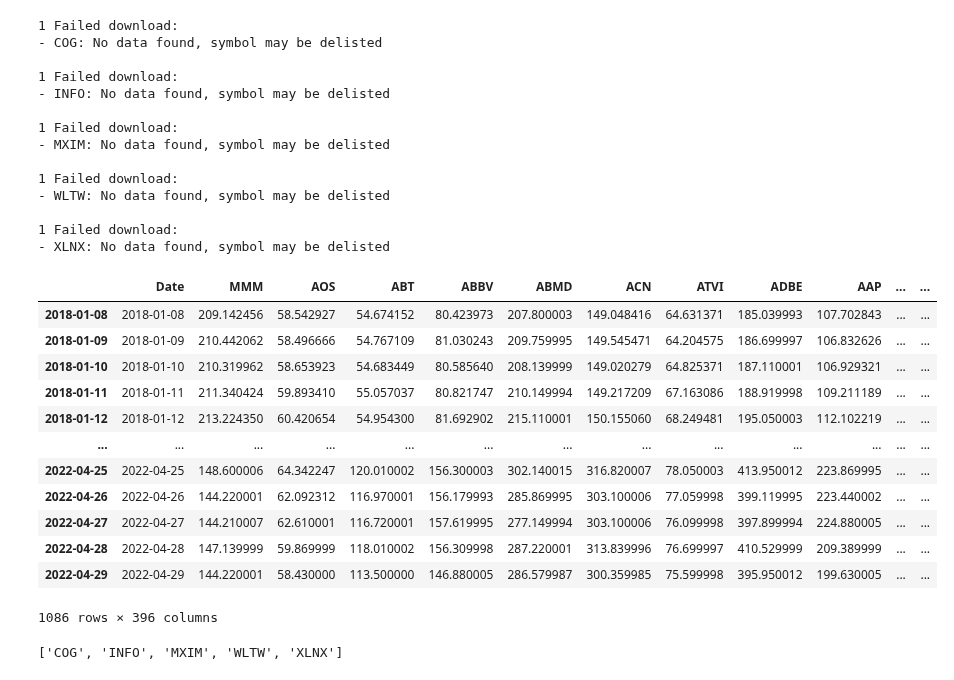
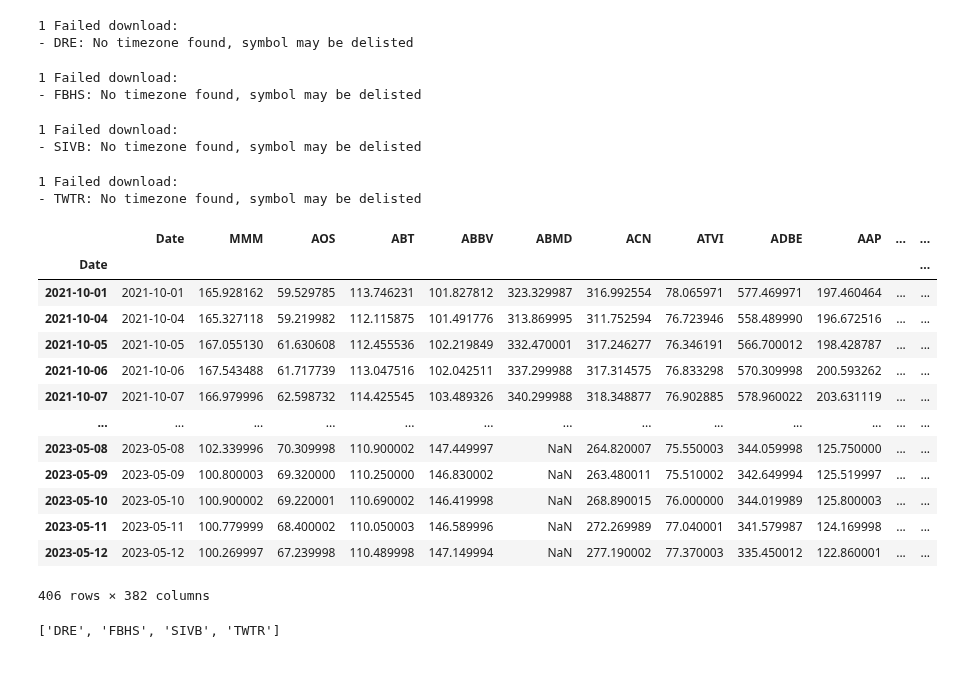
Before and after one commit to xanasa14/Finances, a Jupyter notebook: DownloadingDataYahooFinance.ipynb, the cells around one changed output. Cells and saved outputs as stored; diff of their text form; code cells hidden in the pictures.

```diff
--- a/DownloadingDataYahooFinance.ipynb
+++ b/DownloadingDataYahooFinance.ipynb
@@ -27,95 +28,93 @@ import yfinance as yf
 from yahoofinancials import YahooFinancials
 # %%
 #companies = ['TSLA',"AMZN",'WMT','GOOG',"WEN","TGT",'T','TMUS', 'VZ','CTSH',"ACN"]
-startDate = "2018-01-06"
-#startDate = "2017-01-01"
+startDate = "2021-10-01"
 #endDate = "2021-12-27"
 companies = [
 'MMM', 'AOS', 'ABT', 'ABBV', 'ABMD', 'ACN', 'ATVI', 'ADBE', 'AAP', 'AMD', 'AES', 'AFL', 'A', 'APD', 'AKAM', 'ALK', 'ALB',
 
 'ARE', 'ALGN', 'ALLE', 'LNT', 'ALL',  'GOOGL', 'MO', 'AMZN', 'AMCR', 'AEE', 'AAL', 'AEP', 'AXP', 'AIG', 'AMT', 'AWK', 'AMP', 'AME',
-'AMGN', 'APH', 'ADI', 'ANSS', 'ANTM', 'AON','APA', 'AAPL', 'AMAT', 'APTV', 'ADM', 'ANET', 'AJG', 'AIZ', 'ATO', 'ADSK', 'ADP', 'AZO', 'AVB',
+'AMGN', 'APH', 'ADI', 'ANSS', 'AON','APA', 'AAPL', 'AMAT', 'APTV', 'ADM', 'ANET', 'AJG', 'AIZ', 'ATO', 'ADSK', 'ADP', 'AZO', 'AVB',
  'AVY',
-'BKR', 'BLL', 'BAC', 'BAX', 'BDX', 'BBY', 'BIO', 'BIIB','BLK', 'BA', 'BKNG', 'BWA', 'BXP', 'BSX', 'BMY', 'AVGO', 'BR', 'CHRW', 'COG', 'CDNS',
-'CPB', 'COF', 'CAH', 'KMX', 'CCL', 'CAT', 'CBOE', 'CBRE', 'CDW', 'CE', 'CNC', 'CNP', 'LUMN','CERN','CF','SCHW', 'CHTR', 'CVX', 'CMG', 'CB',
-'CHD', 'CI', 'CINF', 'CTAS', 'CSCO', 'C', 'CFG', 'CTXS', 'CME', 'CMS', 'KO', 'CTSH','CL', 'CMCSA', 'CMA', 'CAG', 'COP', 'ED', 'STZ', 'CPRT',
-'GLW', 'COST', 'COTY', 'CCI', 'CSX', 'CMI', 'CVS', 'DHI', 'DHR', 'DRI', 'DVA', 'DE', 'DAL', 'XRAY', 'DVN','DXCM','FANG','DLR', 'DFS', 'DISCA',
+'BKR', 'BAC', 'BAX', 'BDX', 'BBY', 'BIO', 'BIIB','BLK', 'BA', 'BKNG', 'BWA', 'BXP', 'BSX', 'BMY', 'AVGO', 'BR', 'CHRW', 'CDNS',
+'CPB', 'COF', 'CAH', 'KMX', 'CCL', 'CAT', 'CBOE', 'CBRE', 'CDW', 'CE', 'CNC', 'CNP', 'LUMN','CF','SCHW', 'CHTR', 'CVX', 'CMG', 'CB',
+'CHD', 'CI', 'CINF', 'CTAS', 'CSCO', 'C', 'CFG', 'CME', 'CMS', 'KO', 'CTSH','CL', 'CMCSA', 'CMA', 'CAG', 'COP', 'ED', 'STZ', 'CPRT',
+'GLW', 'COST', 'COTY', 'CCI', 'CSX', 'CMI', 'CVS', 'DHI', 'DHR', 'DRI', 'DVA', 'DE', 'DAL', 'XRAY', 'DVN','DXCM','FANG','DLR', 'DFS',
 'T','DISH', 'DG', 'DLTR', 'D', 'DPZ', 'DOV','DTE', 'DUK', 'DRE', 'DD', 'DXC', 'EMN', 'ETN', 'EBAY','ECL','EIX','EW','EA','EMR', 'ETR', 'EOG',
-'EFX', 'FFIV', 'FB', 'FAST', 'FRT', 'FDX', 'FIS', 'FITB', 'FRC', 'FE', 'FISV', 'FLT', 'FLS', 'FMC', 'F', 'FTNT', 'FTV', 'FBHS', 'BEN',
+'EFX', 'FFIV', 'FAST', 'FRT', 'FDX', 'FIS', 'FITB', 'FRC', 'FE', 'FISV', 'FLT', 'FLS', 'FMC', 'F', 'FTNT', 'FTV', 'FBHS', 'BEN',
 'FCX', 'GPS', 'GRMN','IT', 'GD', 'GE', 'GIS', 'GM', 'GPC', 'GILD', 'GPN', 'GL', 'GS', 'GWW', 'H', 'HAL', 'HBI', 'HIG', 'HAS', 'HCA', 'PEAK',
-'HSIC', 'HES', 'HPE', 'HLT', 'HFC', 'HOLX', 'HD', 'HRL', 'HST', 'HWM', 'HPQ', 'HUM', 'HBAN', 'HII', 'IEX', 'IDXX', 'INFO', 'ITW', 'ILMN', 'INCY',
+'HSIC', 'HES', 'HPE', 'HLT', 'HOLX', 'HD', 'HRL', 'HST', 'HWM', 'HPQ', 'HUM', 'HBAN', 'HII', 'IEX', 'IDXX', 'ITW', 'ILMN', 'INCY',
 'TT', 'INTC', 'IP', 'IPG', 'INT', 'ISRG', 'IVZ', 'IPGP', 'IQV', 'IRM', 'JBHT', 'JKHY', 'J', 'SJM', 'JCI', 'JPM', 'JNPR','K','KEY','LW','LVS',
-'LEG', 'LDOS', 'LEN', 'LLY', 'LNC', 'LIN', 'LYV', 'LKQ', 'LMT', 'L', 'LOW', 'LYB', 'M', 'MRO', 'MPC','MKTX','MAR','MMC','MLM', 'MAS', 'MA',
-'MXIM', 'MKC', 'MCD', 'MCK', 'MDT', 'MRK', 'MET', 'MGM', 'MCHP', 'M', 'MSFT', 'MAA', 'NOC', 'NLOK', 'NCLH', 'NRG', 'NUE', 'NVDA', 'NVR', 'ORLY',
-'OXY','ODFL','OMC','OKE','ORCL', 'PCAR', 'PKG', 'PH', 'PAYX', 'PAYC', 'PYPL', 'PNR', 'PBCT', 'PEP', 'PKI','PRGO','PFE','PM','PSX','PNW','PXD',
+'LEG', 'LDOS', 'LEN', 'LLY', 'LNC', 'LIN', 'LYV', 'LKQ', 'LMT', 'L', 'LOW', 'LYB', 'M', 'MRO', 'MPC','MKTX','MAR','MMC','MLM', 'MAS', 'MA', 'MKC',
+'MCD', 'MCK', 'MDT', 'MRK', 'MET', 'MGM', 'MCHP', 'M', 'MSFT', 'MAA', 'NOC', 'NCLH',
+'NRG', 'NUE', 'NVDA', 'NVR', 'ORLY',
+'OXY','ODFL','OMC','OKE','ORCL', 'PCAR', 'PKG', 'PH', 'PAYX', 'PAYC', 'PYPL', 'PNR', 'PEP', 'PKI','PRGO','PFE','PM','PSX','PNW','PXD',
 'PNC','PPG','PPL','PFG','PG','PGR','PLD','PEG','PSA','PHM','PVH','QRVO','QCOM','PWR', 'DGX', 'RL', 'RJF', 'SLG', 'SNA', 'SO','LUV','SWK','SBUX',
 'STT','STE','SYK','SIVB','SYF','SNPS','SYY','TMUS','TROW','TTWO', 'TPR', 'TGT', 'TEL', 'FTI','TDY','TFX','TXN','TXT','TDG','TFC','TWTR','TYL',
 'TSN', 'USB', 'UDR', 'UL', 'UNP', 'UAL', 'UNH', 'UPS', 'URI', 'UHS', 'UNM', 'VLO', 'VTR', 'VRSN','VRSK','VZ','VRTX','VFC','V','VNO',
-'VMC', 'WRB', 'WAB', 'WBA', 'WMT', 'WM', 'WAT', 'WEC', 'WFC', 'WELL', 'WST', 'WDC', 'W', 'WY', 'WHR', 'WMB', 'WLTW', 'WYNN', 'XEL', 'TSLA', 'AAPL',
-'XRX', 'XLNX', 'XYL', 'YUM', 'ZBRA', 'ZBH', 'ZION', 'ZTS','NFLX'
+'VMC', 'WRB', 'WAB', 'WBA', 'WMT', 'WM', 'WAT', 'WEC', 'WFC', 'WELL', 'WST', 'WDC', 'W', 'WY', 'WHR', 'WMB', 'WYNN', 'XEL', 'TSLA', 'AAPL',
+'XRX', 'XYL', 'YUM', 'ZBRA', 'ZBH', 'ZION', 'ZTS','NFLX'
 
 ]
 
 finalData=pd.DataFrame()
 for company in companies:
   df = yf.download(company,
                       start=startDate,
                       #end=endDate,
                       progress=False)
   df = df.drop(columns=['Open', 'High','Low', 'Volume',"Close"])
   df = df.rename(columns={'Adj Close': company})
   tmp = df[str(company)]
 
   finalData = finalData.append(tmp, ignore_index=True)
 finalData
 finalData = finalData.T # or df2.transpose()
 for i in range(len(companies)):
   finalData = finalData.rename(columns={i: companies[i]})
 
 
 
 
 finalData['Date'] = finalData.index
 col_name="Date"
 first_col = finalData.pop(col_name)
 finalData.insert(0, col_name, first_col)
 finalData.to_csv('/content/drive/MyDrive/YahooData/YahooFinanceData.csv', index = False, header=True)
 finalData
 # %% [output]
 1 Failed download:
-- COG: No data found, symbol may be delisted
-
-1 Failed download:
-- INFO: No data found, symbol may be delisted
-
-1 Failed download:
-- MXIM: No data found, symbol may be delisted
-
-1 Failed download:
-- WLTW: No data found, symbol may be delisted
-
-1 Failed download:
-- XLNX: No data found, symbol may be delisted
+- DRE: No timezone found, symbol may be delisted
+1 Failed download:
+- FBHS: No timezone found, symbol may be delisted
+1 Failed download:
+- SIVB: No timezone found, symbol may be delisted
+1 Failed download:
+- TWTR: No timezone found, symbol may be delisted
 |  | Date | MMM | AOS | ABT | ABBV | ABMD | ACN | ATVI | ADBE | AAP | ... | ... |
-| 2018-01-08 | 2018-01-08 | 209.142456 | 58.542927 | 54.674152 | 80.423973 | 207.800003 | 149.048416 | 64.631371 | 185.039993 | 107.702843 | ... | ... |
-| 2018-01-09 | 2018-01-09 | 210.442062 | 58.496666 | 54.767109 | 81.030243 | 209.759995 | 149.545471 | 64.204575 | 186.699997 | 106.832626 | ... | ... |
-| 2018-01-10 | 2018-01-10 | 210.319962 | 58.653923 | 54.683449 | 80.585640 | 208.139999 | 149.020279 | 64.825371 | 187.110001 | 106.929321 | ... | ... |
-| 2018-01-11 | 2018-01-11 | 211.340424 | 59.893410 | 55.057037 | 80.821747 | 210.149994 | 149.217209 | 67.163086 | 188.919998 | 109.211189 | ... | ... |
-| 2018-01-12 | 2018-01-12 | 213.224350 | 60.420654 | 54.954300 | 81.692902 | 215.110001 | 150.155060 | 68.249481 | 195.050003 | 112.102219 | ... | ... |
+| Date |  |  |  |  |  |  |  |  |  |  |  | ... |
+| 2021-10-01 | 2021-10-01 | 165.928162 | 59.529785 | 113.746231 | 101.827812 | 323.329987 | 316.992554 | 78.065971 | 577.469971 | 197.460464 | ... | ... |
+| 2021-10-04 | 2021-10-04 | 165.327118 | 59.219982 | 112.115875 | 101.491776 | 313.869995 | 311.752594 | 76.723946 | 558.489990 | 196.672516 | ... | ... |
+| 2021-10-05 | 2021-10-05 | 167.055130 | 61.630608 | 112.455536 | 102.219849 | 332.470001 | 317.246277 | 76.346191 | 566.700012 | 198.428787 | ... | ... |
+| 2021-10-06 | 2021-10-06 | 167.543488 | 61.717739 | 113.047516 | 102.042511 | 337.299988 | 317.314575 | 76.833298 | 570.309998 | 200.593262 | ... | ... |
+| 2021-10-07 | 2021-10-07 | 166.979996 | 62.598732 | 114.425545 | 103.489326 | 340.299988 | 318.348877 | 76.902885 | 578.960022 | 203.631119 | ... | ... |
 | ... | ... | ... | ... | ... | ... | ... | ... | ... | ... | ... | ... | ... |
-| 2022-04-25 | 2022-04-25 | 148.600006 | 64.342247 | 120.010002 | 156.300003 | 302.140015 | 316.820007 | 78.050003 | 413.950012 | 223.869995 | ... | ... |
-| 2022-04-26 | 2022-04-26 | 144.220001 | 62.092312 | 116.970001 | 156.179993 | 285.869995 | 303.100006 | 77.059998 | 399.119995 | 223.440002 | ... | ... |
-| 2022-04-27 | 2022-04-27 | 144.210007 | 62.610001 | 116.720001 | 157.619995 | 277.149994 | 303.100006 | 76.099998 | 397.899994 | 224.880005 | ... | ... |
-| 2022-04-28 | 2022-04-28 | 147.139999 | 59.869999 | 118.010002 | 156.309998 | 287.220001 | 313.839996 | 76.699997 | 410.529999 | 209.389999 | ... | ... |
-| 2022-04-29 | 2022-04-29 | 144.220001 | 58.430000 | 113.500000 | 146.880005 | 286.579987 | 300.359985 | 75.599998 | 395.950012 | 199.630005 | ... | ... |
+| 2023-05-08 | 2023-05-08 | 102.339996 | 70.309998 | 110.900002 | 147.449997 | NaN | 264.820007 | 75.550003 | 344.059998 | 125.750000 | ... | ... |
+| 2023-05-09 | 2023-05-09 | 100.800003 | 69.320000 | 110.250000 | 146.830002 | NaN | 263.480011 | 75.510002 | 342.649994 | 125.519997 | ... | ... |
+| 2023-05-10 | 2023-05-10 | 100.900002 | 69.220001 | 110.690002 | 146.419998 | NaN | 268.890015 | 76.000000 | 344.019989 | 125.800003 | ... | ... |
+| 2023-05-11 | 2023-05-11 | 100.779999 | 68.400002 | 110.050003 | 146.589996 | NaN | 272.269989 | 77.040001 | 341.579987 | 124.169998 | ... | ... |
+| 2023-05-12 | 2023-05-12 | 100.269997 | 67.239998 | 110.489998 | 147.149994 | NaN | 277.190002 | 77.370003 | 335.450012 | 122.860001 | ... | ... |
-1086 rows × 396 columns
+406 rows × 382 columns
 # %%
 #Check if any Columns have empty values(NAN)
 df = finalData.copy()
+df = df.drop(['Date'], axis=1)
+
+
 df.sort_values(by=['Date'])
 df.columns[df.isna().all()].tolist()
 # %% [output]
-['COG', 'INFO', 'MXIM', 'WLTW', 'XLNX']
+['DRE', 'FBHS', 'SIVB', 'TWTR']
 # %%
 # Drop columns that has all NaN values
 df=df.dropna(axis=1,how='all')
```
Also changed, not shown: parts of 8 cells of this notebook.
